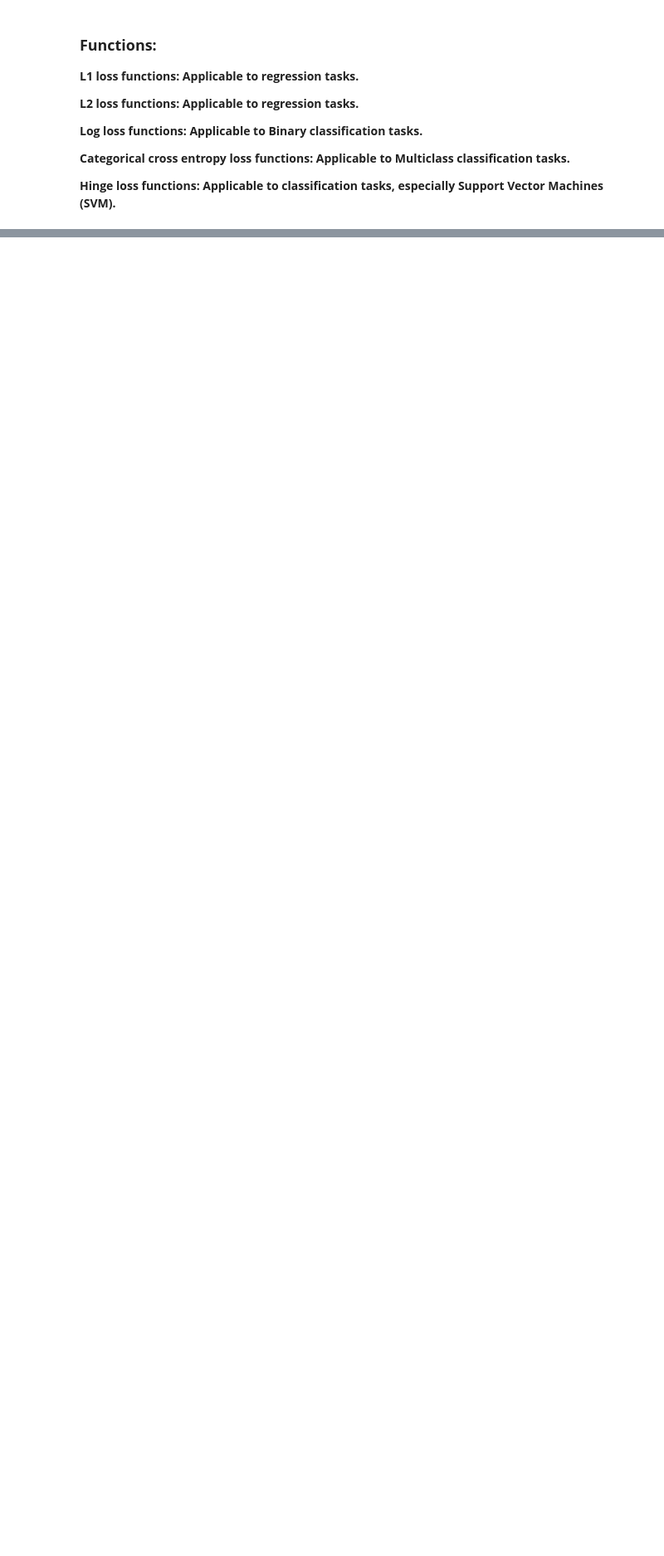
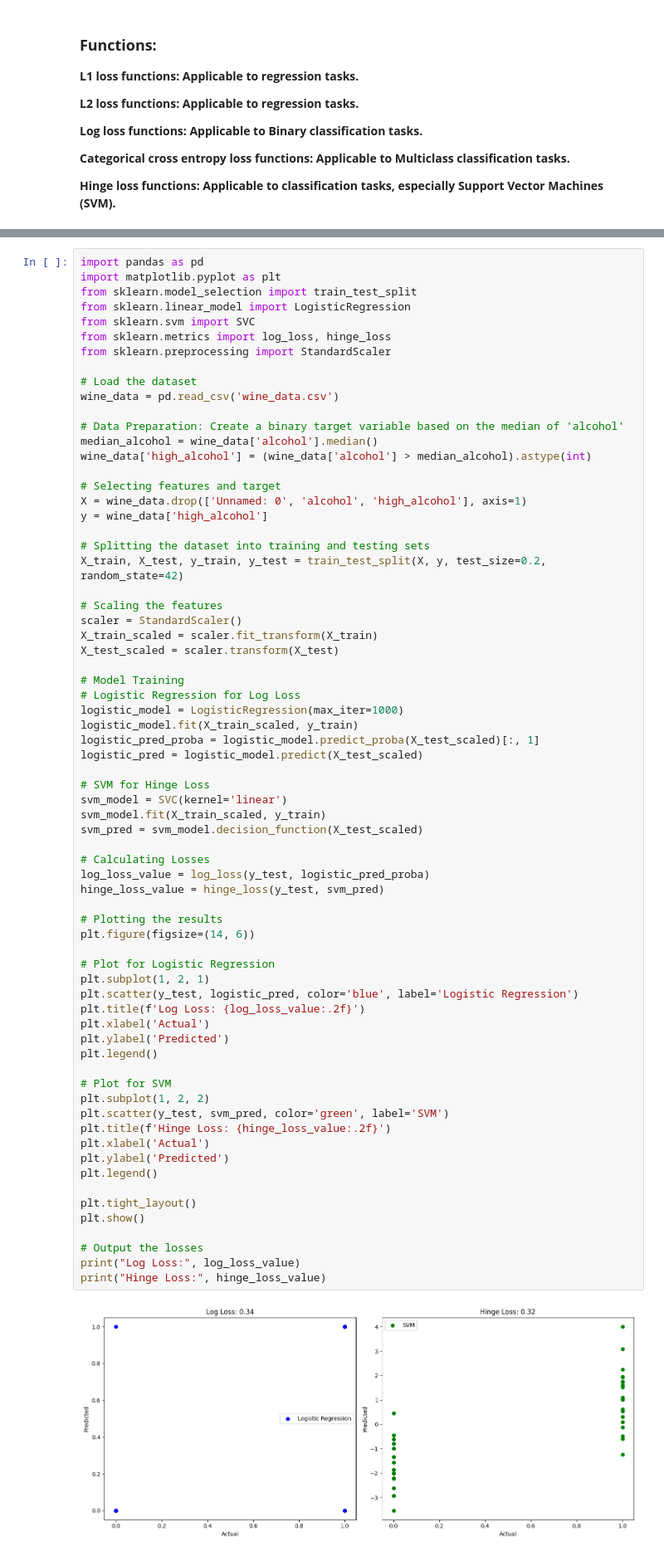
Before and after one commit to ChloeH719/Mathematics-and-Statistics, a Jupyter notebook: inclass_assignment2.ipynb, the cells around one changed output, grey strips where cells are left out. Shown at 83% size. Drawn from its saved outputs; the diff is of its cells as text; blank space fills up the shorter version.

```diff
--- a/inclass_assignment2.ipynb
+++ b/inclass_assignment2.ipynb
@@ -530,0 +727,71 @@ anova_result, mse
+# %%
+import pandas as pd
+import matplotlib.pyplot as plt
+from sklearn.model_selection import train_test_split
+from sklearn.linear_model import LogisticRegression
+from sklearn.svm import SVC
+from sklearn.metrics import log_loss, hinge_loss
+from sklearn.preprocessing import StandardScaler
+
+# Load the dataset
+wine_data = pd.read_csv('wine_data.csv')
+
+# Data Preparation: Create a binary target variable based on the median of 'alcohol'
+median_alcohol = wine_data['alcohol'].median()
+wine_data['high_alcohol'] = (wine_data['alcohol'] > median_alcohol).astype(int)
+
+# Selecting features and target
+X = wine_data.drop(['Unnamed: 0', 'alcohol', 'high_alcohol'], axis=1)
+y = wine_data['high_alcohol']
+
+# Splitting the dataset into training and testing sets
+X_train, X_test, y_train, y_test = train_test_split(X, y, test_size=0.2, random_state=42)
+
+# Scaling the features
+scaler = StandardScaler()
+X_train_scaled = scaler.fit_transform(X_train)
+X_test_scaled = scaler.transform(X_test)
+
+# Model Training
+# Logistic Regression for Log Loss
+logistic_model = LogisticRegression(max_iter=1000)
+logistic_model.fit(X_train_scaled, y_train)
+logistic_pred_proba = logistic_model.predict_proba(X_test_scaled)[:, 1]
+logistic_pred = logistic_model.predict(X_test_scaled)
+
+# SVM for Hinge Loss
+svm_model = SVC(kernel='linear')
+svm_model.fit(X_train_scaled, y_train)
+svm_pred = svm_model.decision_function(X_test_scaled)
+
+# Calculating Losses
+log_loss_value = log_loss(y_test, logistic_pred_proba)
+hinge_loss_value = hinge_loss(y_test, svm_pred)
+
+# Plotting the results
+plt.figure(figsize=(14, 6))
+
+# Plot for Logistic Regression
+plt.subplot(1, 2, 1)
+plt.scatter(y_test, logistic_pred, color='blue', label='Logistic Regression')
+plt.title(f'Log Loss: {log_loss_value:.2f}')
+plt.xlabel('Actual')
+plt.ylabel('Predicted')
+plt.legend()
+
+# Plot for SVM
+plt.subplot(1, 2, 2)
+plt.scatter(y_test, svm_pred, color='green', label='SVM')
+plt.title(f'Hinge Loss: {hinge_loss_value:.2f}')
+plt.xlabel('Actual')
+plt.ylabel('Predicted')
+plt.legend()
+
+plt.tight_layout()
+plt.show()
+
+# Output the losses
+print("Log Loss:", log_loss_value)
+print("Hinge Loss:", hinge_loss_value)
+# %% [output]
+[figure, added]
```
Also changed, not shown: parts of 32 cells of this notebook.
